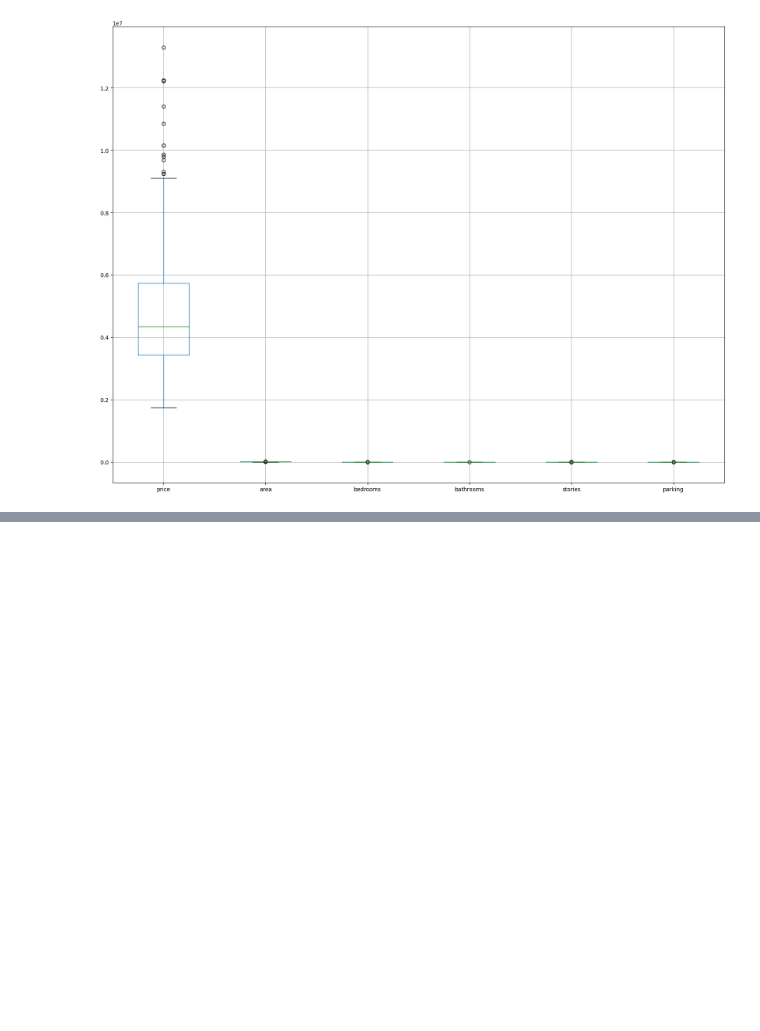
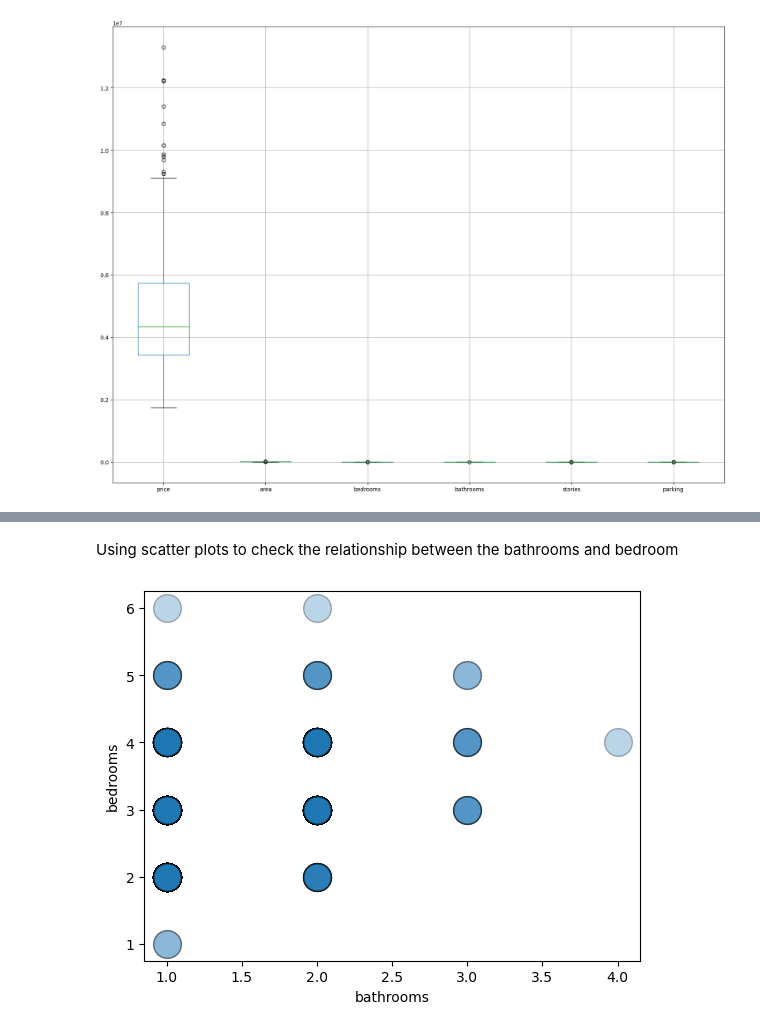
Before and after one commit to iamjaraa/Exploratory-Data-Analysis-And-House_Prediction, a Jupyter notebook: Housing.ipynb, the cells around one changed output, grey strips where cells are left out. Cells and saved outputs as stored; diff of their text form; code cells hidden in the pictures; blank space fills up the shorter version.

```diff
--- a/Housing.ipynb
+++ b/Housing.ipynb
@@ -190,0 +191,7 @@ plt.show()
+# %% [markdown]
+Using scatter plots to check the relationship between the bathrooms and bedroom
+# %%
+sns.scatterplot(x='bathrooms', y='bedrooms', linewidths=1, alpha = .3, edgecolors='k', s = 400, data=df1)
+plt.show()
+# %% [output]
+[figure, added]
```
Also changed, not shown: parts of 5 cells of this notebook.
